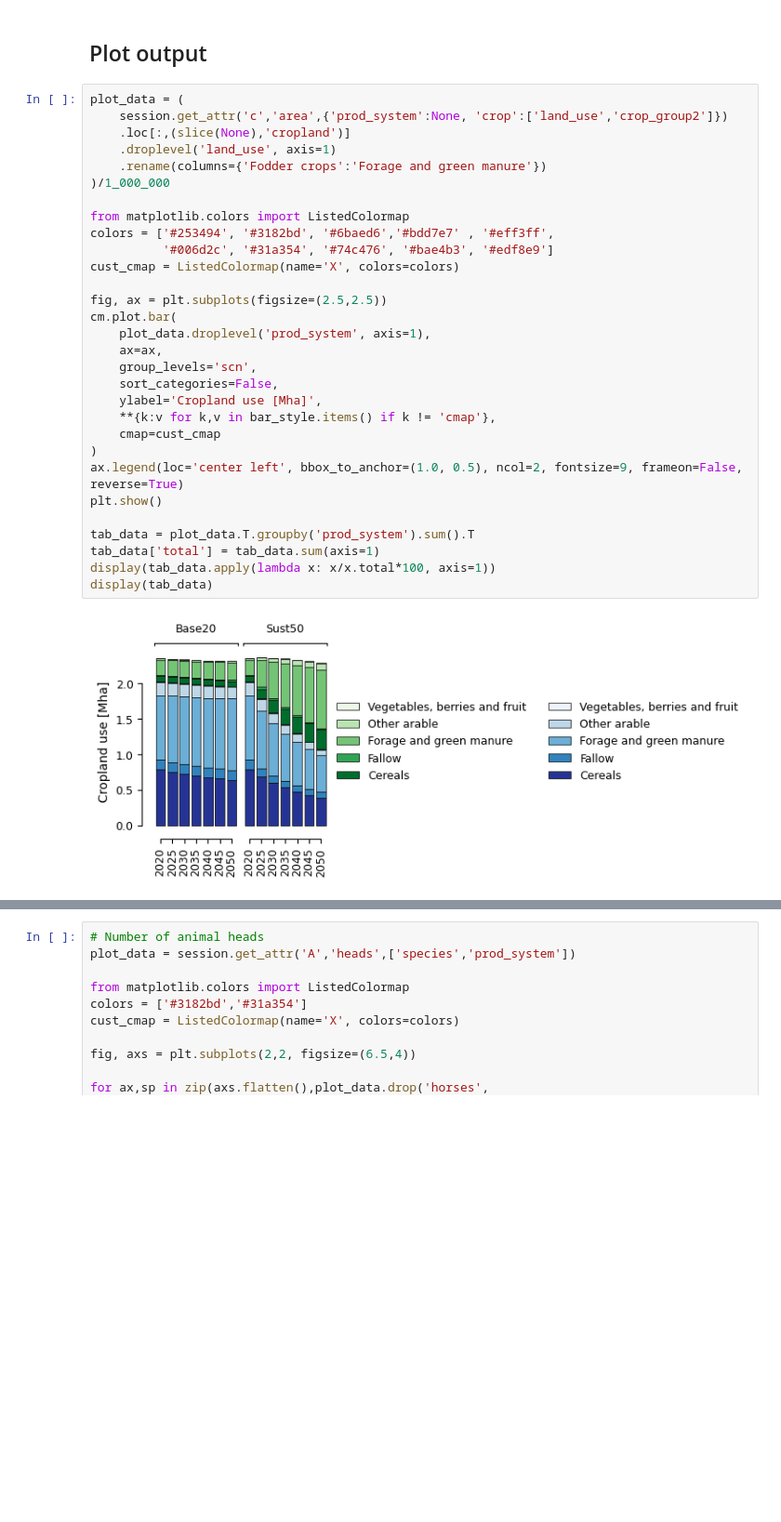
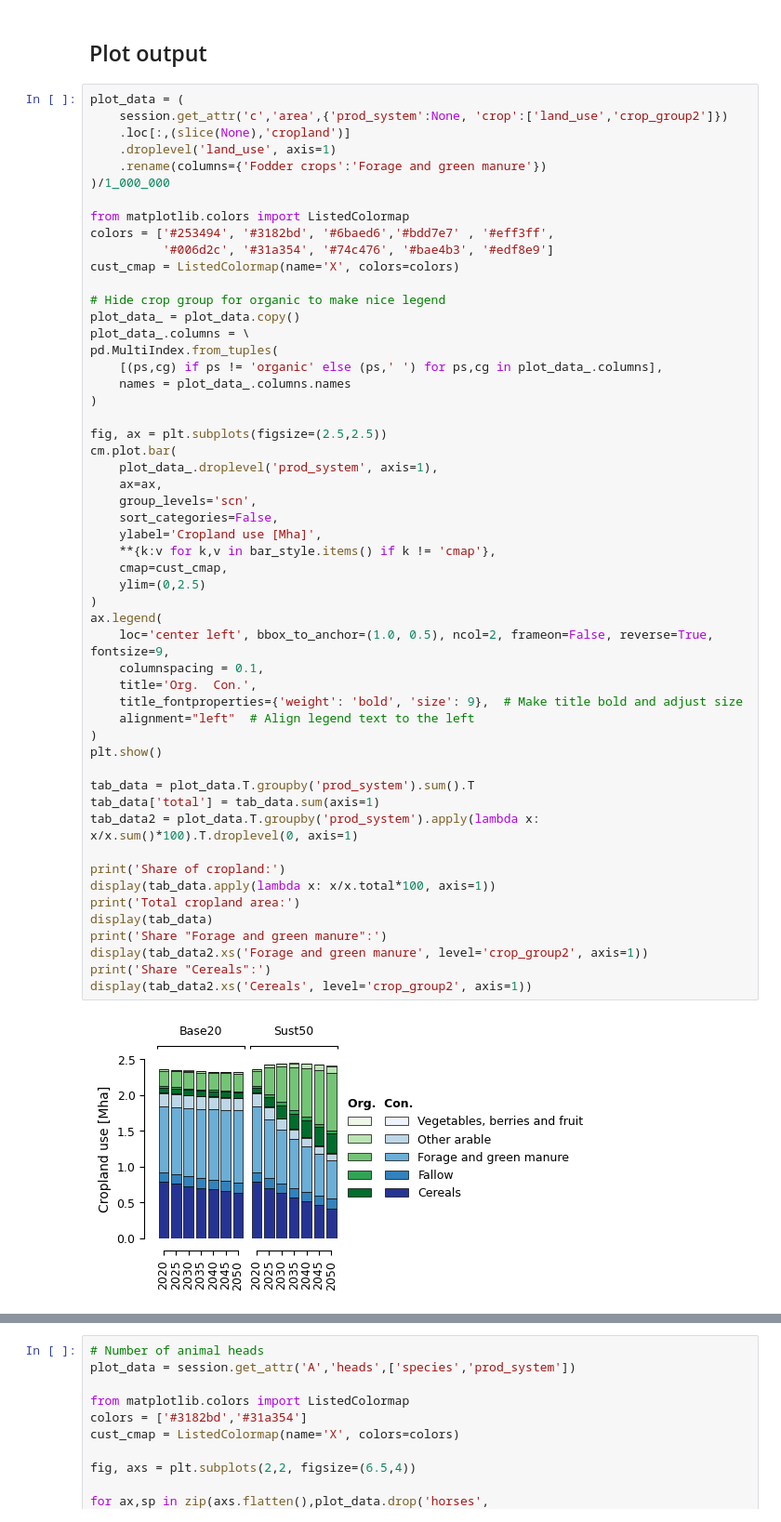
Before and after one commit to SLU-foodsystems/CIBUSmod, a Jupyter notebook: notebooks/example_scenario.ipynb, the cells around one changed output, grey strips where cells are left out. Shown at 93% size. Drawn from its saved outputs; the diff is of its cells as text; blank space fills up the shorter version.

```diff
--- a/notebooks/example_scenario.ipynb
+++ b/notebooks/example_scenario.ipynb
@@ -130,32 +122,55 @@ Wall time: 8min 19s
 # %%
 plot_data = (
     session.get_attr('c','area',{'prod_system':None, 'crop':['land_use','crop_group2']})
     .loc[:,(slice(None),'cropland')]
     .droplevel('land_use', axis=1)
     .rename(columns={'Fodder crops':'Forage and green manure'})
 )/1_000_000
 
 from matplotlib.colors import ListedColormap
 colors = ['#253494', '#3182bd', '#6baed6','#bdd7e7' , '#eff3ff',
           '#006d2c', '#31a354', '#74c476', '#bae4b3', '#edf8e9']
 cust_cmap = ListedColormap(name='X', colors=colors)
 
+# Hide crop group for organic to make nice legend
+plot_data_ = plot_data.copy()
+plot_data_.columns = \
+pd.MultiIndex.from_tuples(
+    [(ps,cg) if ps != 'organic' else (ps,' ') for ps,cg in plot_data_.columns],
+    names = plot_data_.columns.names
+)
+
 fig, ax = plt.subplots(figsize=(2.5,2.5))
 cm.plot.bar(
-    plot_data.droplevel('prod_system', axis=1),
+    plot_data_.droplevel('prod_system', axis=1),
     ax=ax,
     group_levels='scn',
     sort_categories=False,
     ylabel='Cropland use [Mha]',
     **{k:v for k,v in bar_style.items() if k != 'cmap'},
-    cmap=cust_cmap
+    cmap=cust_cmap,
+    ylim=(0,2.5)
 )
-ax.legend(loc='center left', bbox_to_anchor=(1.0, 0.5), ncol=2, fontsize=9, frameon=False, reverse=True)
+ax.legend(
+    loc='center left', bbox_to_anchor=(1.0, 0.5), ncol=2, frameon=False, reverse=True, fontsize=9,
+    columnspacing = 0.1,
+    title='Org.  Con.',
+    title_fontproperties={'weight': 'bold', 'size': 9},  # Make title bold and adjust size
+    alignment="left"  # Align legend text to the left
+)
 plt.show()
 
 tab_data = plot_data.T.groupby('prod_system').sum().T
 tab_data['total'] = tab_data.sum(axis=1)
+tab_data2 = plot_data.T.groupby('prod_system').apply(lambda x: x/x.sum()*100).T.droplevel(0, axis=1)
+
+print('Share of cropland:')
 display(tab_data.apply(lambda x: x/x.total*100, axis=1))
+print('Total cropland area:')
 display(tab_data)
+print('Share "Forage and green manure":')
+display(tab_data2.xs('Forage and green manure', level='crop_group2', axis=1))
+print('Share "Cereals":')
+display(tab_data2.xs('Cereals', level='crop_group2', axis=1))
 # %% [output]
-[figure, old version]
+[figure, new version]
```
Also changed, not shown: parts of 17 cells of this notebook, 3 other files.
